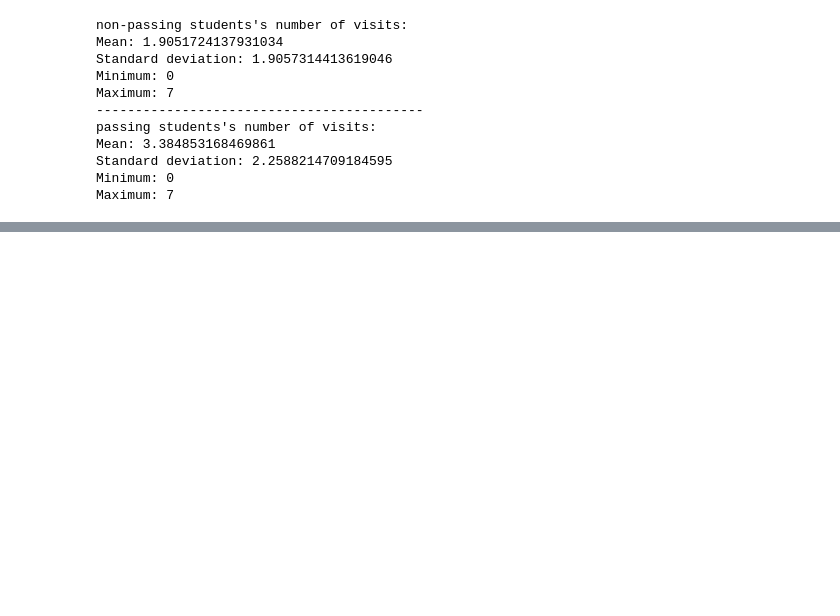
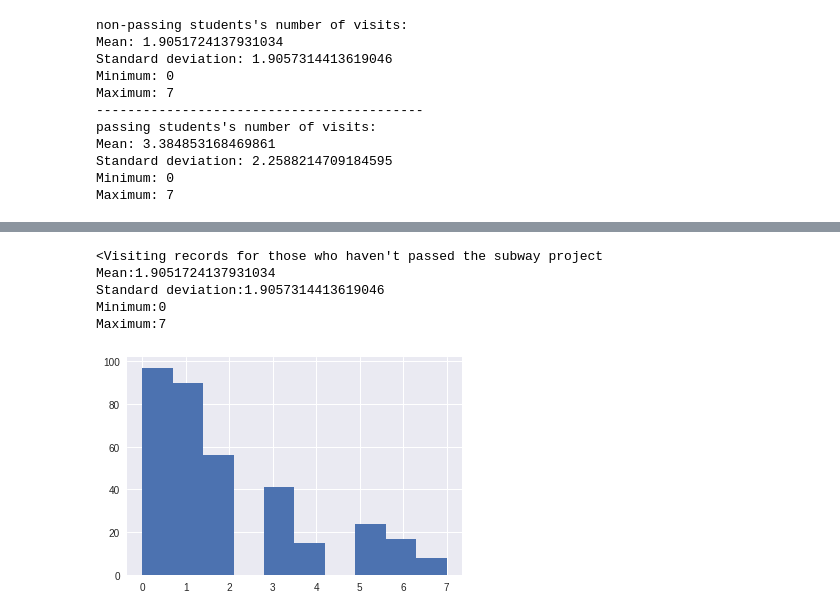
Before and after one commit to JunnieLee/data_science_tutorials, a Jupyter notebook: Intro_to_Data_Analysis_1.ipynb, the cells around one changed output, grey strips where cells are left out. Drawn from its saved outputs; the diff is of its cells as text; code cells hidden in the pictures; blank space fills up the shorter version.

```diff
--- a/Intro_to_Data_Analysis_1.ipynb
+++ b/Intro_to_Data_Analysis_1.ipynb
@@ -594,0 +632,10 @@ Maximum: 7
+# %%
+print("<Visiting records for those who haven't passed the subway project")
+describe_data(non_passing_visits.values())
+# %% [output]
+<Visiting records for those who haven't passed the subway project
+Mean:1.9051724137931034
+Standard deviation:1.9057314413619046
+Minimum:0
+Maximum:7
+[figure, added]
```
Also changed, not shown: parts of 5 cells of this notebook.
